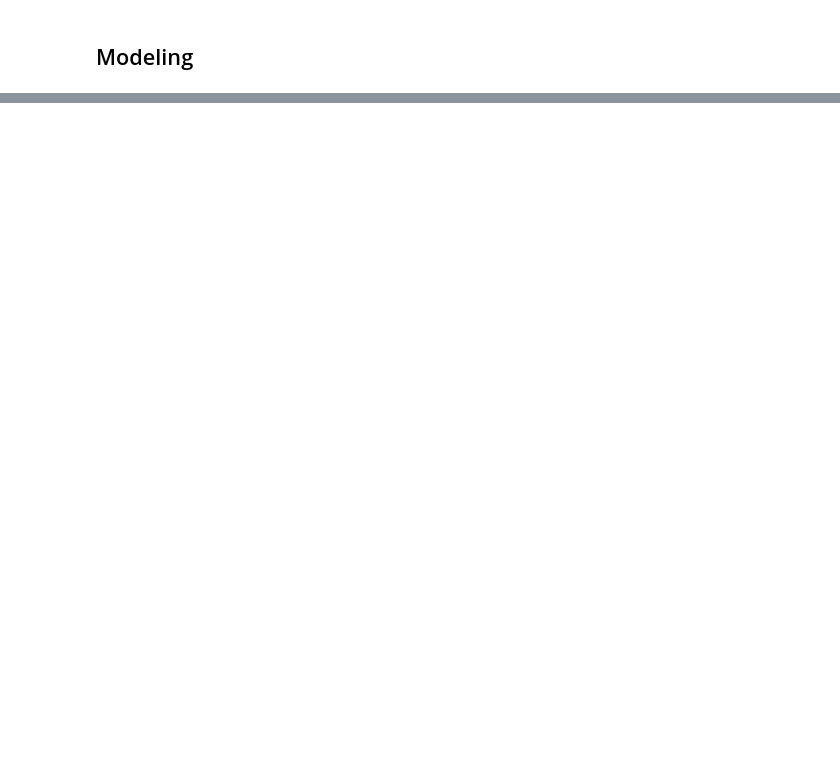
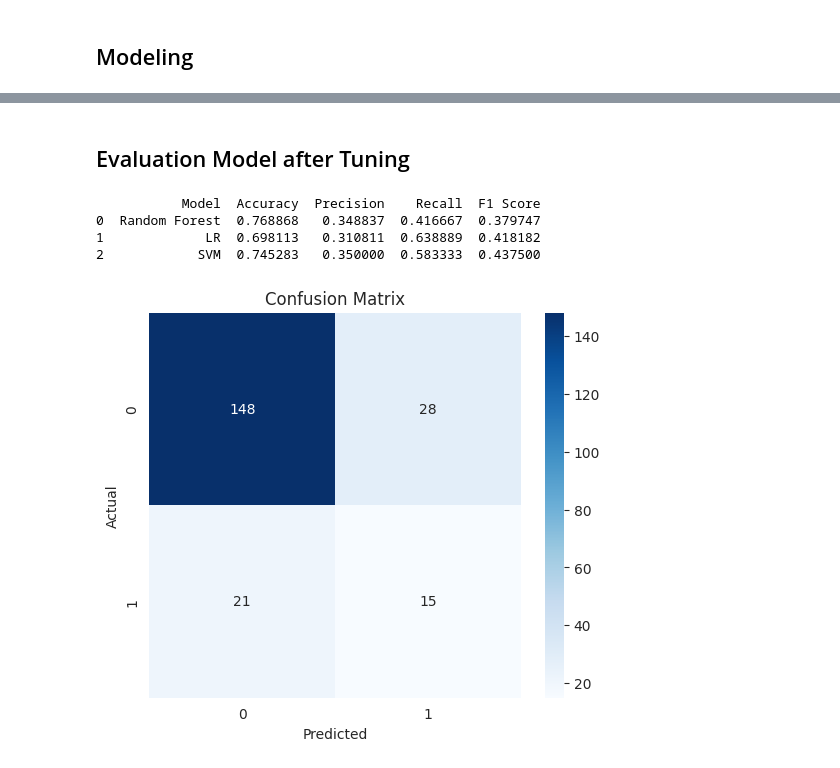
Before and after one commit to Refanz/human-resource-data-science, a Jupyter notebook: notebook.ipynb, the cells around one changed output, grey strips where cells are left out. Saved outputs shown, nothing was run; the diff lists cells and outputs as text; code cells hidden in the pictures; blank space fills up the shorter version.

```diff
--- a/notebook.ipynb
+++ b/notebook.ipynb
@@ -459,0 +475,2 @@ plt.show()
+# %%
+employee_df = employee_df.drop(columns=['EmployeeId'])
@@ -459,0 +561,2 @@ plt.show()
+# %%
+X_train, X_test, y_train, y_test = train_test_split(X_important, y, test_size=0.2, random_state=42, stratify=y)
@@ -463,0 +818,22 @@ plt.show()
+# %%
+# Definisikan parameter grid untuk Grid Search
+param_grid_svm = {
+    'C': [0.1, 1, 10],
+    'kernel': ['rbf', 'linear', 'sigmoid', 'poly'],
+}
+
+# Inisialisasi GridSearchCV
+grid_search_svm = GridSearchCV(svm, param_grid_svm, cv=5, n_jobs=1, verbose=2)
+grid_search_svm.fit(X_train_final, y_train_final)
+
+# Output hasil terbaik
+print(f"Best parameters (Grid Search): {grid_search_svm.best_params_}")
+best_svm_grid = grid_search_svm.best_estimator_
+
+# Evaluasi performa model pada test set
+grid_search_score_svm = best_svm_grid.score(X_test_std, y_test)
+print(f"Accuracy SVM after Grid Search: {grid_search_score_svm:.2f}")
+
+# Menyimpan hyperparameter terbaik di vairabel
+best_c_svm = grid_search_svm.best_params_['C']
+best_kernel = grid_search_svm.best_params_['kernel']
@@ -463,0 +858,28 @@ plt.show()
+# %% [markdown]
+## Evaluation Model after Tuning
+# %%
+# Inisialisasi model klasifikasi setelah dilakukan tuning
+rf_tuning = RandomForestClassifier(n_estimators=n_estimators, max_depth=max_depth, min_samples_split=min_samples_split,
+                                   random_state=42).fit(X_train_final, y_train_final)
+lr_tuning = LogisticRegression(C=best_c_lr, penalty=best_penalty, solver=best_solver, random_state=42).fit(
+    X_train_final, y_train_final)
+svm_tuning = SVC(C=best_c_svm, random_state=42, kernel=best_kernel).fit(X_train_final, y_train_final)
+
+# Evaluasi ulang model
+results_after_tuning = {
+    'Random Forest': evaluate_model(rf_tuning, X_test_std, y_test),
+    'LR': evaluate_model(lr_tuning, X_test_std, y_test),
+    'SVM': evaluate_model(svm_tuning, X_test_std, y_test),
+}
+
+# Menampilkan hasil evaluasi setelah tuning
+print_evaluate_model(results_after_tuning)
+# %% [output]
+           Model  Accuracy  Precision    Recall  F1 Score
+0  Random Forest  0.768868   0.348837  0.416667  0.379747
+1             LR  0.698113   0.310811  0.638889  0.418182
+2            SVM  0.745283   0.350000  0.583333  0.437500
+# %%
+plot_confusion_matrix(results_after_tuning['Random Forest']['Confusion Matrix'])
+# %% [output]
+[figure, added]
```
Also changed, not shown: parts of 39 cells of this notebook, 2 other files.
